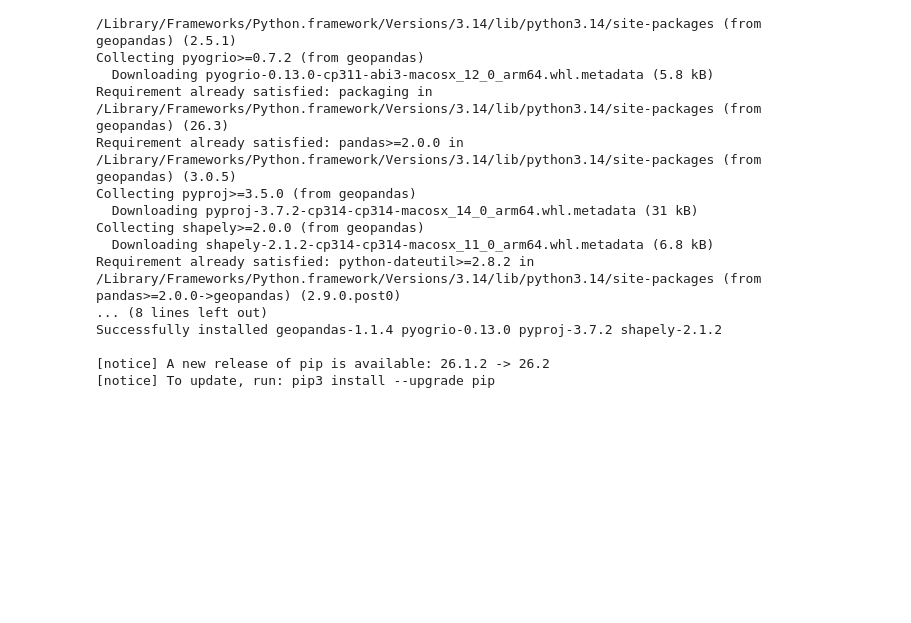
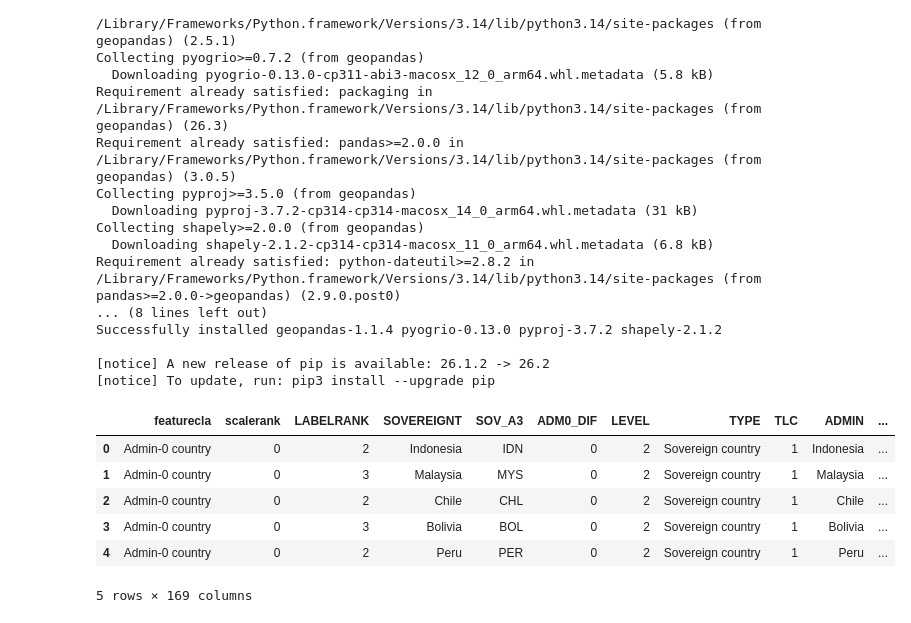
Before and after one commit to WillardDev/Python_Data_Analysis, a Jupyter notebook: Foundations_of_GeoPandas.ipynb, the cells around one changed output. Drawn from its saved outputs; the diff is of its cells as text; code cells hidden in the pictures; blank space fills up the shorter version.

```diff
--- a/Foundations_of_GeoPandas.ipynb
+++ b/Foundations_of_GeoPandas.ipynb
@@ -54,3 +54,15 @@ import pandas as pd
 import geopandas as gpd
 from shapely.geometry import Point
 import matplotlib.pyplot as plt
+# %%
+# loading the shapefile
+world = gpd.read_file('./world_countries/ne_10m_admin_0_countries.shp')
+world.head()
+# %% [output]
+|  | featurecla | scalerank | LABELRANK | SOVEREIGNT | SOV_A3 | ADM0_DIF | LEVEL | TYPE | TLC | ADMIN | ... |
+| 0 | Admin-0 country | 0 | 2 | Indonesia | IDN | 0 | 2 | Sovereign country | 1 | Indonesia | ... |
+| 1 | Admin-0 country | 0 | 3 | Malaysia | MYS | 0 | 2 | Sovereign country | 1 | Malaysia | ... |
+| 2 | Admin-0 country | 0 | 2 | Chile | CHL | 0 | 2 | Sovereign country | 1 | Chile | ... |
+| 3 | Admin-0 country | 0 | 3 | Bolivia | BOL | 0 | 2 | Sovereign country | 1 | Bolivia | ... |
+| 4 | Admin-0 country | 0 | 2 | Peru | PER | 0 | 2 | Sovereign country | 1 | Peru | ... |
+5 rows × 169 columns
```
Also changed, not shown: parts of 1 cell of this notebook.
